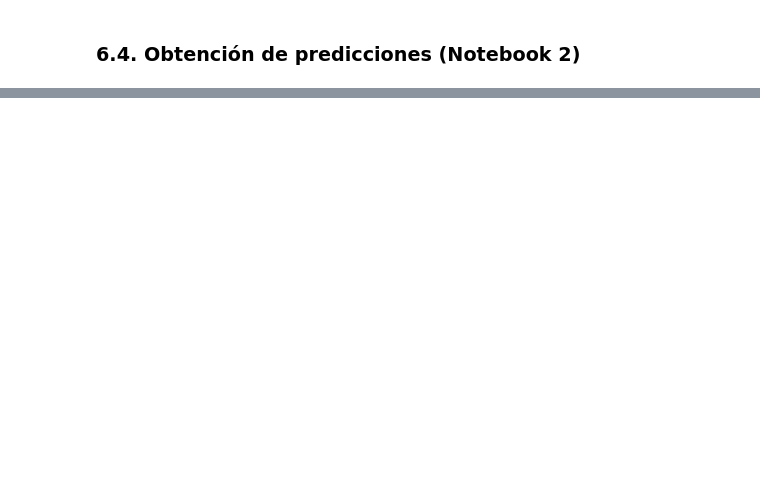
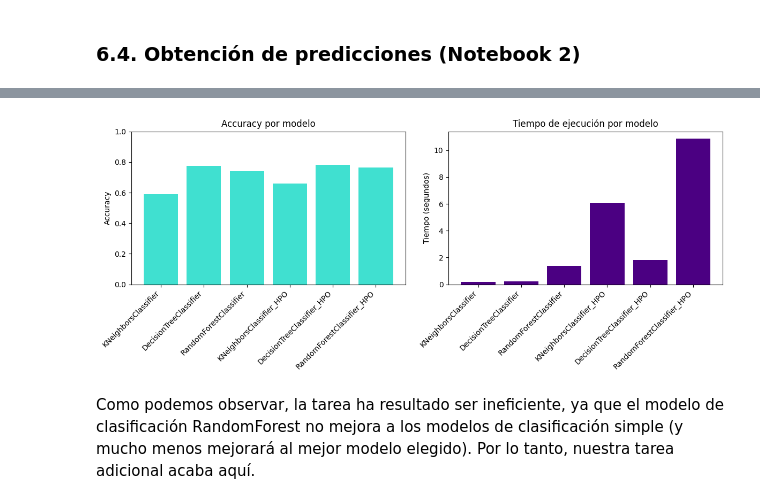
Before and after one commit to 100495802/G11.AA-495802-495702, a Jupyter notebook: P1AA.ipynb, the cells around one changed output, grey strips where cells are left out. Cells and saved outputs as stored; diff of their text form; code cells hidden in the pictures; blank space fills up the shorter version.

```diff
--- a/P1AA.ipynb
+++ b/P1AA.ipynb
@@ -896,0 +1000,10 @@ El mejor modelo es: SVC_HPO con una puntuación de 0.8314714876776398 y tiempo d
+# %%
+import joblib
+X_final = pd.concat([X_train, X_test])
+y_final = pd.concat([y_train, y_test])
+
+
+pipeline.fit(X_final, y_final)
+joblib.dump(pipeline, "modelo_final.pkl")
+
+print("Modelo final entrenado con todos los datos.")
@@ -898,0 +1026,3 @@ El mejor modelo es: SVC_HPO con una puntuación de 0.8314714876776398 y tiempo d
+# %%
+# Creamos un diccionario para almacenar los resultados de los modelos
+resultados_extra = {}
@@ -898,0 +1155,34 @@ El mejor modelo es: SVC_HPO con una puntuación de 0.8314714876776398 y tiempo d
+# %%
+# Listamos los modelos creados
+modelos = list(resultados_extra.keys())
+
+# Extraemos las puntuaciones y tiempos de ejecución de cada modelo
+accuracies = [resultados_extra[modelo]["puntuacion"] for modelo in modelos]
+tiempos = [resultados_extra[modelo]["tiempo_ejecucion"] for modelo in modelos]
+
+# Creamos dos plots: uno para la accuracy y otro para el tiempo de ejecución
+fig, axes = plt.subplots(1, 2, figsize=(12, 5))
+
+# Plot de scores (accuracies)
+axes[0].bar(modelos, accuracies, color='turquoise')
+axes[0].set_title('Accuracy por modelo')
+axes[0].set_ylabel('Accuracy')
+axes[0].set_ylim(0, 1)
+
+# Plot de tiempo de ejecución
+axes[1].bar(modelos, tiempos, color='indigo')
+axes[1].set_title('Tiempo de ejecución por modelo')
+axes[1].set_ylabel('Tiempo (segundos)')
+
+# Ajustamos las etiquetas de los modelos
+for ax in axes:
+    ax.set_xticks(range(len(modelos)))
+    ax.set_xticklabels(ax.get_xticklabels(), rotation=45, ha='right')
+
+# Mostramos los plots
+plt.tight_layout()
+plt.show()
+# %% [output]
+[figure, added]
+# %% [markdown]
+Como podemos observar, la tarea ha resultado ser ineficiente, ya que el modelo de clasificación RandomForest no mejora a los modelos de clasificación simple (y mucho menos mejorará al mejor modelo elegido). Por lo tanto, nuestra tarea adicional acaba aquí.
```
Also changed, not shown: parts of 41 cells of this notebook, 5 other files.
